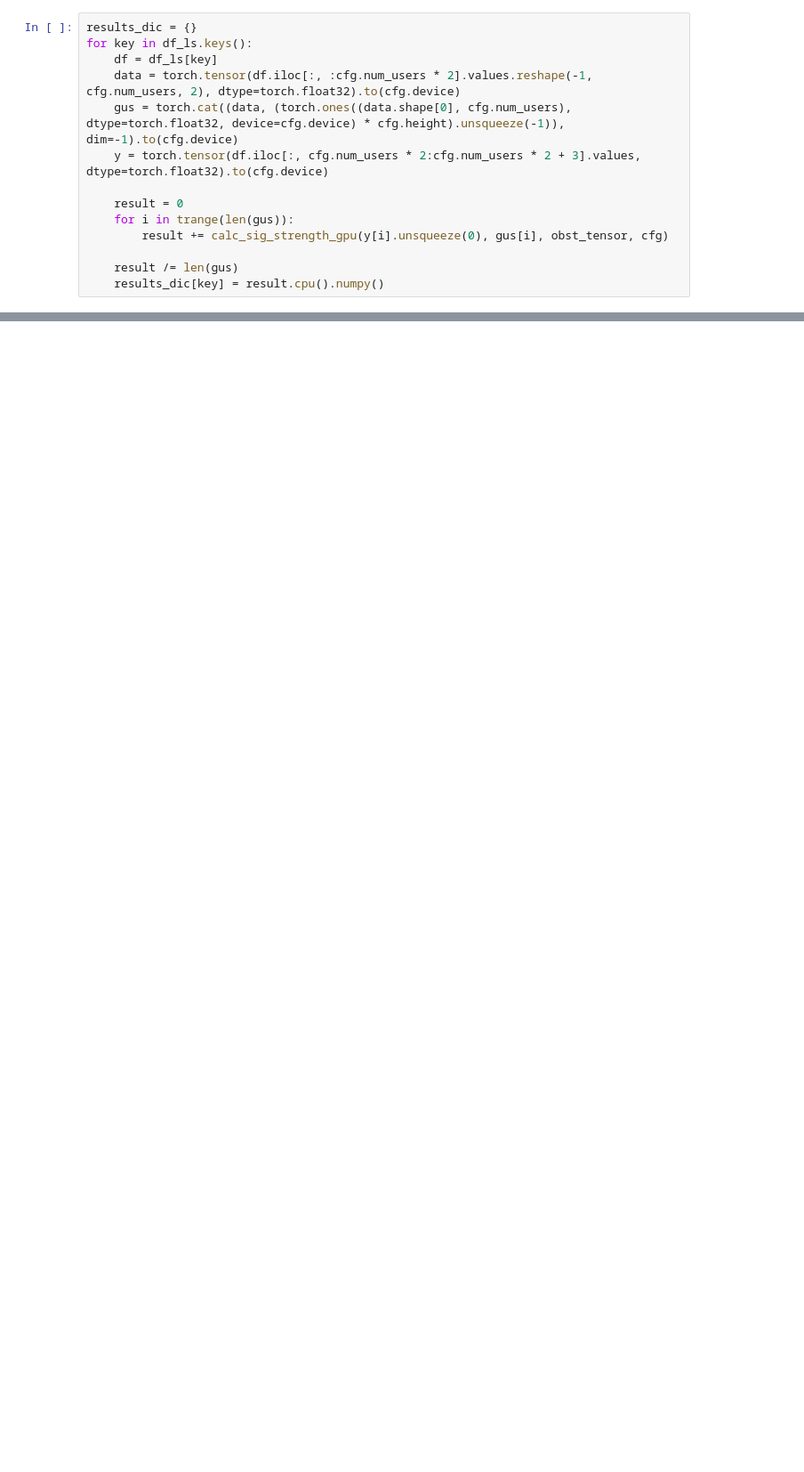
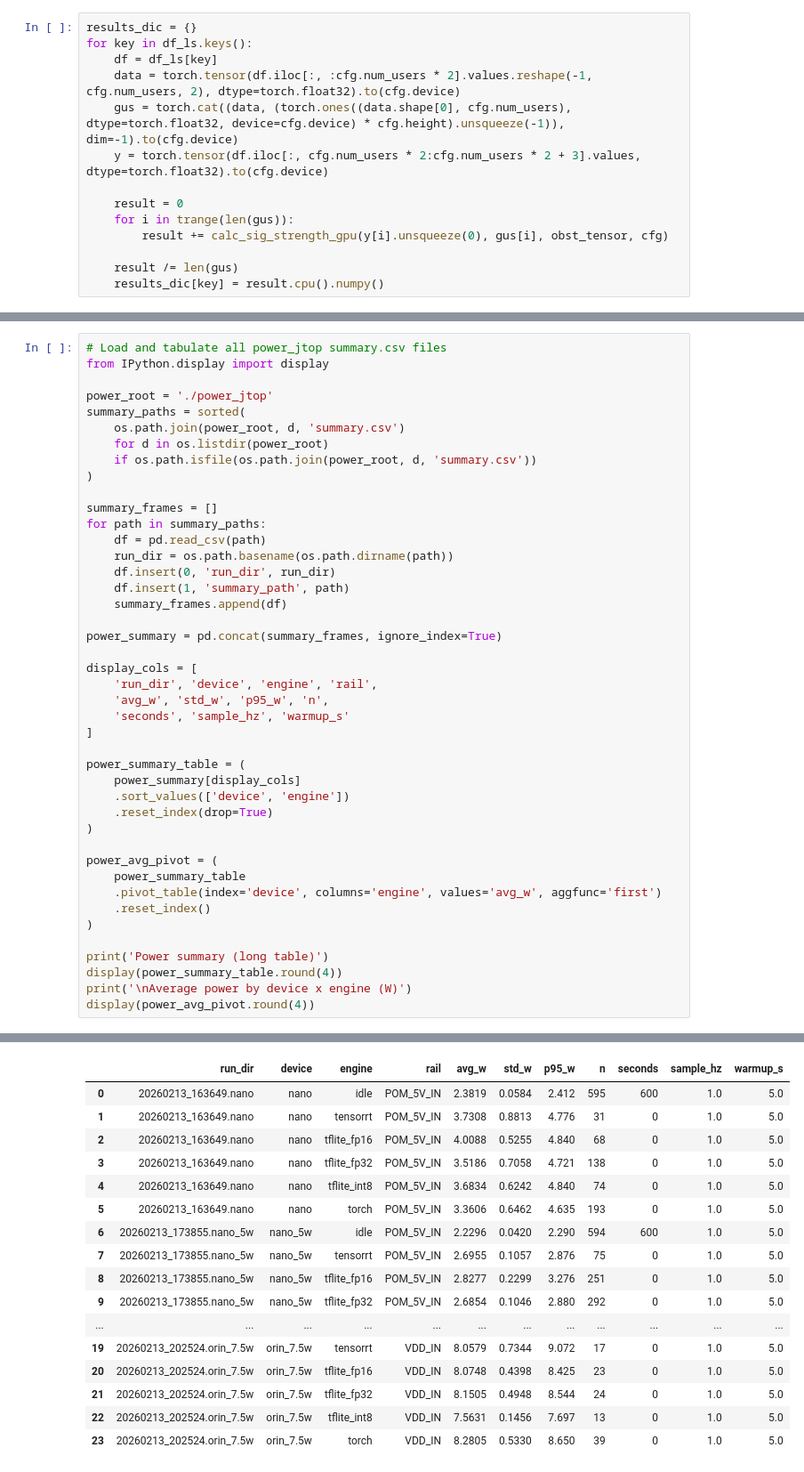
Before and after one commit to Marvic1130/DL-Based-UAV-Positioning-in-Blockage-Aware-Channel-Model, a Jupyter notebook: src/edge_device/results/plot.ipynb, the cells around one changed output, grey strips where cells are left out. Shown at 89% size. Cells and saved outputs as stored; diff of their text form; blank space fills up the shorter version.

Commit message:
Results: Edge device eveluation results

```diff
--- a/src/edge_device/results/plot.ipynb
+++ b/src/edge_device/results/plot.ipynb
@@ -209,0 +308,44 @@ results_dic
+# %%
+# Load and tabulate all power_jtop summary.csv files
+from IPython.display import display
+
+power_root = './power_jtop'
+summary_paths = sorted(
+    os.path.join(power_root, d, 'summary.csv')
+    for d in os.listdir(power_root)
+    if os.path.isfile(os.path.join(power_root, d, 'summary.csv'))
+)
+
+summary_frames = []
+for path in summary_paths:
+    df = pd.read_csv(path)
+    run_dir = os.path.basename(os.path.dirname(path))
+    df.insert(0, 'run_dir', run_dir)
+    df.insert(1, 'summary_path', path)
+    summary_frames.append(df)
+
+power_summary = pd.concat(summary_frames, ignore_index=True)
+
+display_cols = [
+    'run_dir', 'device', 'engine', 'rail',
+    'avg_w', 'std_w', 'p95_w', 'n',
+    'seconds', 'sample_hz', 'warmup_s'
+]
+
+power_summary_table = (
+    power_summary[display_cols]
+    .sort_values(['device', 'engine'])
+    .reset_index(drop=True)
+)
+
+power_avg_pivot = (
+    power_summary_table
+    .pivot_table(index='device', columns='engine', values='avg_w', aggfunc='first')
+    .reset_index()
+)
+
+print('Power summary (long table)')
+display(power_summary_table.round(4))
+print('\nAverage power by device x engine (W)')
+display(power_avg_pivot.round(4))
+# %% [output]
@@ -209,0 +353,17 @@ results_dic
+|  | run_dir | device | engine | rail | avg_w | std_w | p95_w | n | seconds | sample_hz | warmup_s |
+| 0 | 20260213_163649.nano | nano | idle | POM_5V_IN | 2.3819 | 0.0584 | 2.412 | 595 | 600 | 1.0 | 5.0 |
+| 1 | 20260213_163649.nano | nano | tensorrt | POM_5V_IN | 3.7308 | 0.8813 | 4.776 | 31 | 0 | 1.0 | 5.0 |
+| 2 | 20260213_163649.nano | nano | tflite_fp16 | POM_5V_IN | 4.0088 | 0.5255 | 4.840 | 68 | 0 | 1.0 | 5.0 |
+| 3 | 20260213_163649.nano | nano | tflite_fp32 | POM_5V_IN | 3.5186 | 0.7058 | 4.721 | 138 | 0 | 1.0 | 5.0 |
+| 4 | 20260213_163649.nano | nano | tflite_int8 | POM_5V_IN | 3.6834 | 0.6242 | 4.840 | 74 | 0 | 1.0 | 5.0 |
+| 5 | 20260213_163649.nano | nano | torch | POM_5V_IN | 3.3606 | 0.6462 | 4.635 | 193 | 0 | 1.0 | 5.0 |
+| 6 | 20260213_173855.nano_5w | nano_5w | idle | POM_5V_IN | 2.2296 | 0.0420 | 2.290 | 594 | 600 | 1.0 | 5.0 |
+| 7 | 20260213_173855.nano_5w | nano_5w | tensorrt | POM_5V_IN | 2.6955 | 0.1057 | 2.876 | 75 | 0 | 1.0 | 5.0 |
+| 8 | 20260213_173855.nano_5w | nano_5w | tflite_fp16 | POM_5V_IN | 2.8277 | 0.2299 | 3.276 | 251 | 0 | 1.0 | 5.0 |
+| 9 | 20260213_173855.nano_5w | nano_5w | tflite_fp32 | POM_5V_IN | 2.6854 | 0.1046 | 2.880 | 292 | 0 | 1.0 | 5.0 |
+| ... | ... | ... | ... | ... | ... | ... | ... | ... | ... | ... | ... |
+| 19 | 20260213_202524.orin_7.5w | orin_7.5w | tensorrt | VDD_IN | 8.0579 | 0.7344 | 9.072 | 17 | 0 | 1.0 | 5.0 |
+| 20 | 20260213_202524.orin_7.5w | orin_7.5w | tflite_fp16 | VDD_IN | 8.0748 | 0.4398 | 8.425 | 23 | 0 | 1.0 | 5.0 |
+| 21 | 20260213_202524.orin_7.5w | orin_7.5w | tflite_fp32 | VDD_IN | 8.1505 | 0.4948 | 8.544 | 24 | 0 | 1.0 | 5.0 |
+| 22 | 20260213_202524.orin_7.5w | orin_7.5w | tflite_int8 | VDD_IN | 7.5631 | 0.1456 | 7.697 | 13 | 0 | 1.0 | 5.0 |
+| 23 | 20260213_202524.orin_7.5w | orin_7.5w | torch | VDD_IN | 8.2805 | 0.5330 | 8.650 | 39 | 0 | 1.0 | 5.0 |
```
Also changed, not shown: parts of 10 cells of this notebook.
